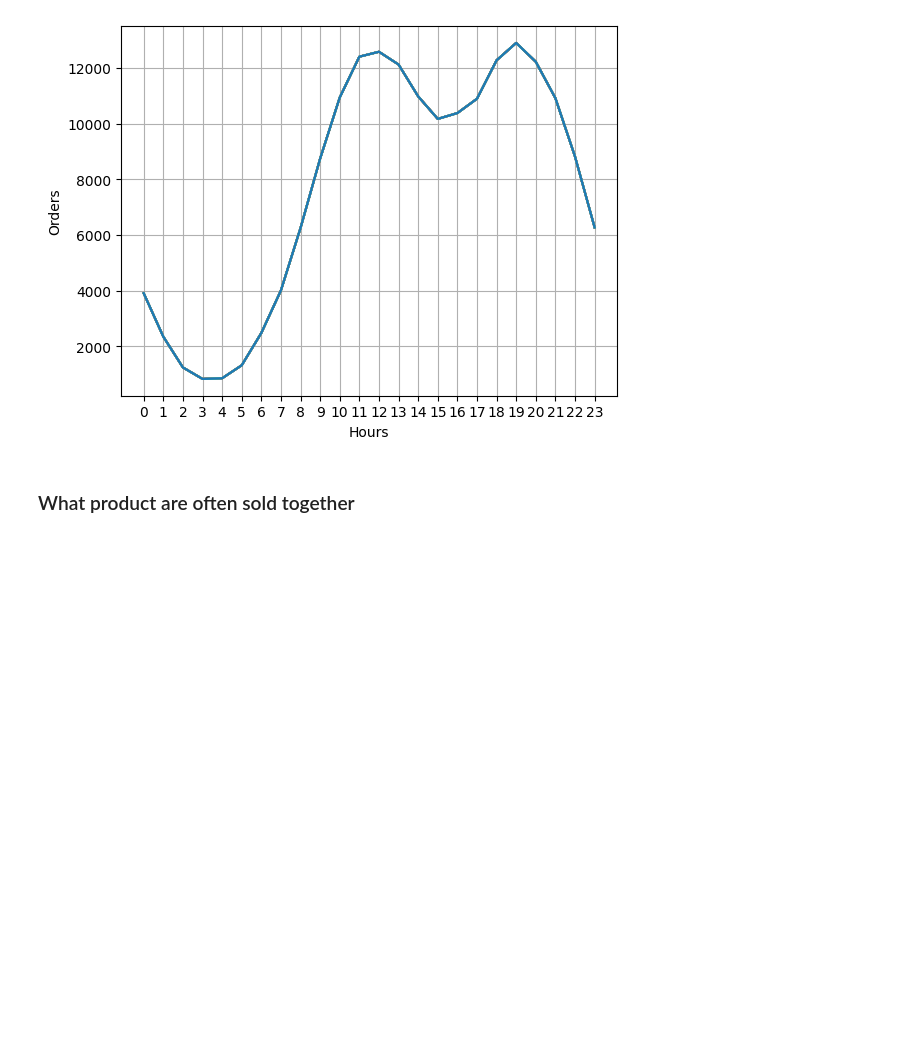
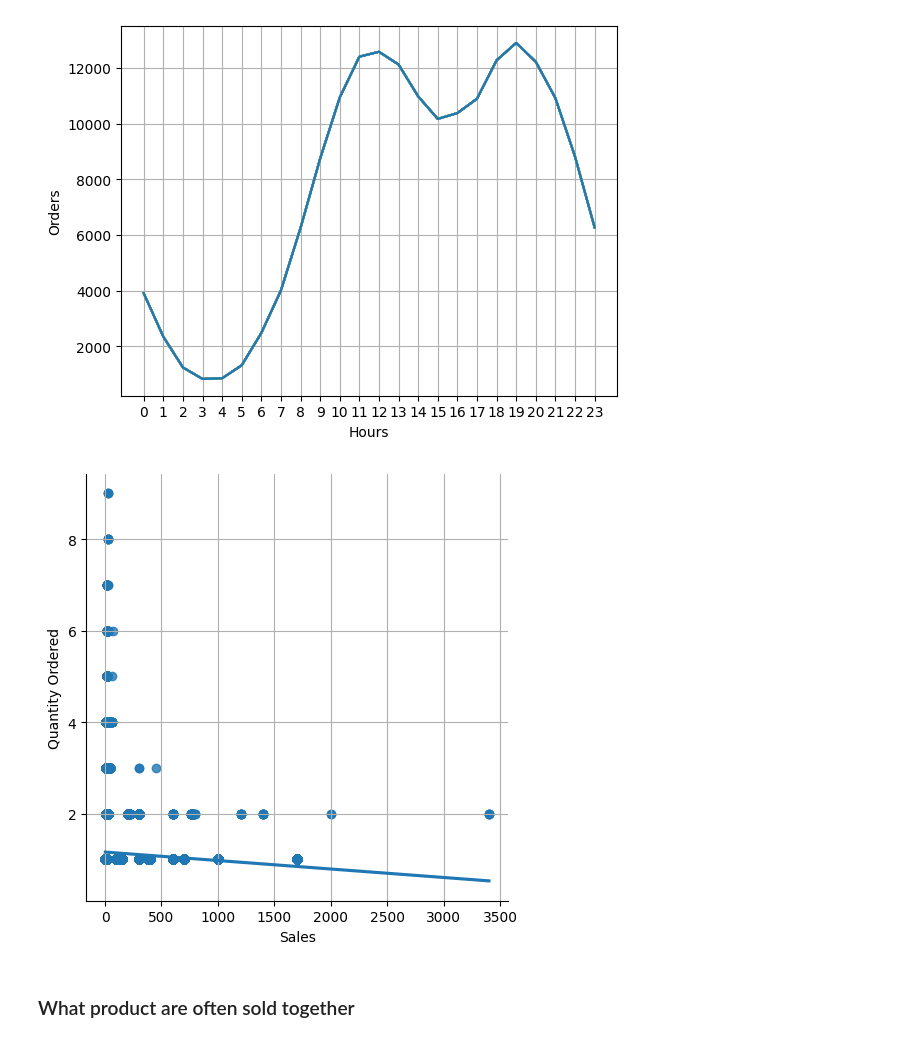
Before and after one commit to tsbarry/Sales_data, a Jupyter notebook: sales_data.ipynb, the cells around one changed output. Drawn from its saved outputs; the diff is of its cells as text; code cells hidden in the pictures; blank space fills up the shorter version.

```diff
--- a/sales_data.ipynb
+++ b/sales_data.ipynb
@@ -278,6 +284,12 @@ plt.show()
 # So it is best recomended to display advertisements around 11am or 7pm
 # %% [output]
 [figure]
+# %%
+#sns.scatterplot(data=df, x="Sales", y="Quantity Ordered")
+sns.lmplot(x="Sales", y="Quantity Ordered", data=df, x_jitter=.05)
+plt.grid()
+# %% [output]
+[figure, added]
 # %% [markdown]
 ### What product are often sold together
 # %%
```
Also changed, not shown: parts of 15 cells of this notebook.
